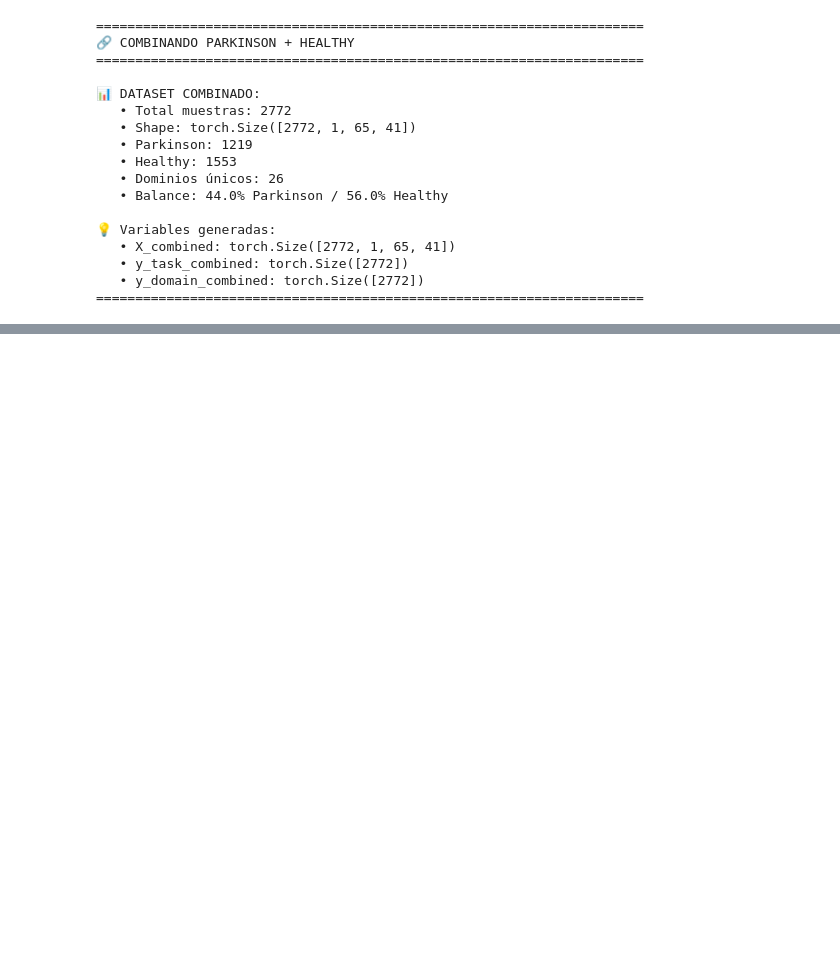
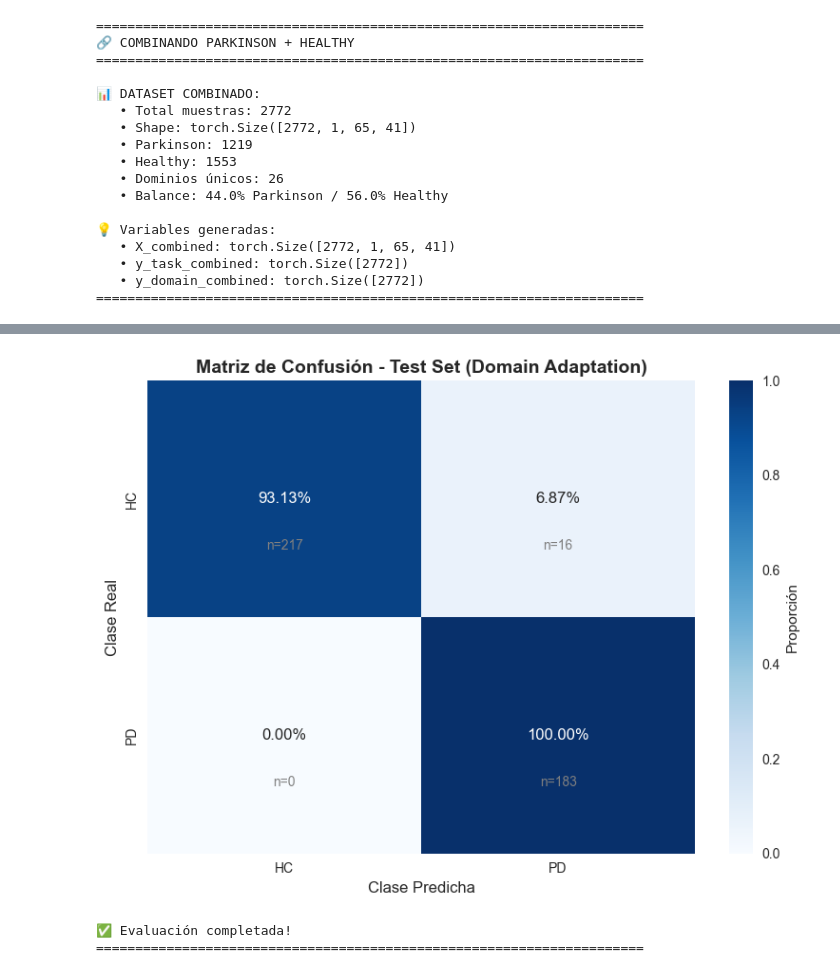
Before and after one commit to fecork/parkinson-voice-uncertainty, a Jupyter notebook: parkinson_voice_analysis.ipynb, the cells around one changed output, grey strips where cells are left out. Cells and saved outputs as stored; diff of their text form; code cells hidden in the pictures; blank space fills up the shorter version.

```diff
--- a/parkinson_voice_analysis.ipynb
+++ b/parkinson_voice_analysis.ipynb
@@ -867,0 +1142,76 @@ print("="*70)
+# %%
+# ============================================================
+# EVALUACIÓN EN TEST SET
+# ============================================================
+from modules.cnn_training import evaluate_da
+from modules.cnn_utils import plot_confusion_matrix
+from sklearn.metrics import classification_report, confusion_matrix
+
+print("="*70)
+print("🎯 EVALUACIÓN EN TEST SET")
+print("="*70)
+
+# Evaluar modelo DA
+test_metrics = evaluate_da(
+    model=model_da,
+    loader=test_loader,
+    criterion_pd=criterion_pd,
+    criterion_domain=criterion_domain,
+    device=device,
+    alpha=ALPHA
+)
+
+print(f"\n📊 MÉTRICAS EN TEST:")
+print(f"   • Loss PD: {test_metrics['loss_pd']:.4f}")
+print(f"   • Loss Domain: {test_metrics['loss_domain']:.4f}")
+print(f"   • Loss Total: {test_metrics['loss_total']:.4f}")
+print(f"   • Accuracy PD: {test_metrics['acc_pd']:.4f}")
+print(f"   • F1 PD: {test_metrics['f1_pd']:.4f}")
+print(f"   • Precision PD: {test_metrics['precision_pd']:.4f}")
+print(f"   • Recall PD: {test_metrics['recall_pd']:.4f}")
+print(f"   • Accuracy Domain: {test_metrics['acc_domain']:.4f}")
+
+# Obtener predicciones para matriz de confusión
+model_da.eval()
+all_preds = []
+all_labels = []
+
+with torch.no_grad():
+    for batch in test_loader:
+        specs, labels_pd, _ = batch
+        specs = specs.to(device)
+
+        logits_pd, _ = model_da(specs)
+        preds = logits_pd.argmax(dim=1)
+
+        all_preds.extend(preds.cpu().numpy())
+        all_labels.extend(labels_pd.numpy())
+
+# Matriz de confusión
+cm = confusion_matrix(all_labels, all_preds)
+print(f"\n📊 MATRIZ DE CONFUSIÓN:")
+print(f"              Pred HC  Pred PD")
+print(f"Real HC       {cm[0, 0]:7d}  {cm[0, 1]:7d}")
+print(f"Real PD       {cm[1, 0]:7d}  {cm[1, 1]:7d}")
+
+# Reporte de clasificación
+report = classification_report(
+    all_labels, all_preds,
+    target_names=["HC", "PD"],
+    digits=4
+)
+print(f"\n📈 REPORTE DE CLASIFICACIÓN:")
+print(report)
+
+# Visualizar matriz de confusión
+fig_cm = plot_confusion_matrix(
+    cm,
+    class_names=["HC", "PD"],
+    title="Matriz de Confusión - Test Set (Domain Adaptation)",
+    save_path=save_dir / "confusion_matrix_test.png",
+    show=True
+)
+
+print(f"\n✅ Evaluación completada!")
+print("="*70)
+# %% [output]
@@ -867,0 +1235,3 @@ print("="*70)
+[figure, added]
+✅ Evaluación completada!
+======================================================================
```
Also changed, not shown: parts of 10 cells of this notebook, 12 other files.
